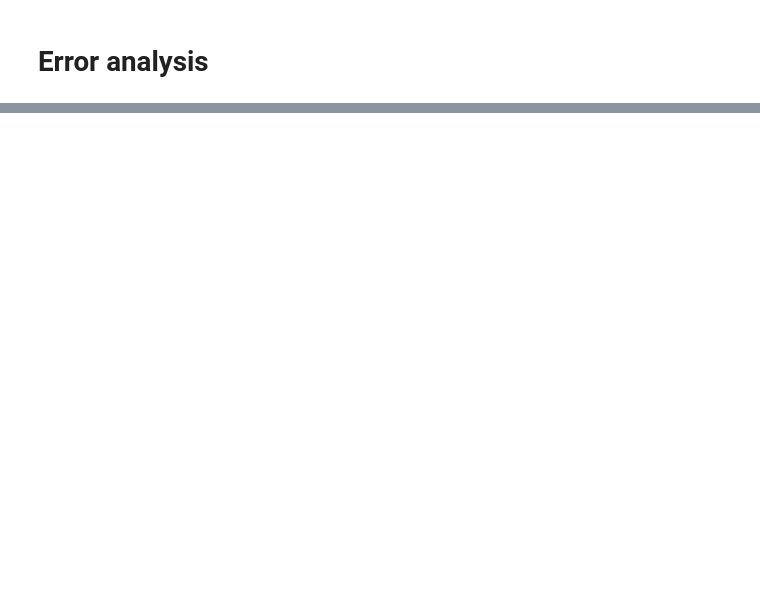
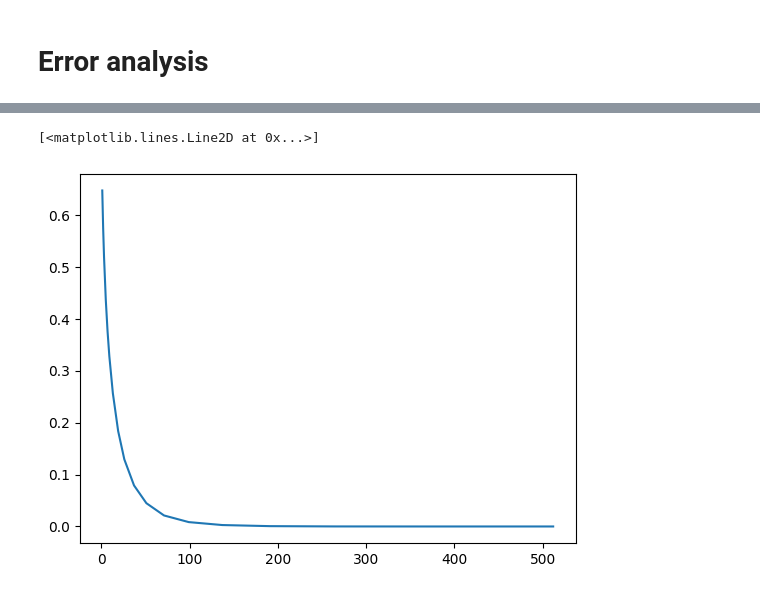
Before and after one commit to tornikeo/cosine-similarity, a Jupyter notebook: error_analysis.ipynb, the cells around one changed output, grey strips where cells are left out. Saved outputs shown, nothing was run; the diff lists cells and outputs as text; code cells hidden in the pictures; blank space fills up the shorter version.

```diff
--- a/error_analysis.ipynb
+++ b/error_analysis.ipynb
@@ -20,6 +20,11 @@ from multiprocessing.pool import ThreadPool
 from multiprocessing import shared_memory
 import numpy as np
 import json
+import matplotlib.pyplot as plt
+import matplotlib
+
+matplotlib.rcParams.update(matplotlib.rcParamsDefault)
+matplotlib.rcParams['font.size'] = 15
 # %%
 ## Define constants
 tolerance: float = 0.1
@@ -123,5 +112,0 @@ Summary:
-# %%
-from cudams.processor import CudaCosineGreedy
-
-ccg = CudaCosineGreedy(config=CONFIG, kernel=kernel)
-ccg(references=references, queries=queries)
@@ -278,0 +163,17 @@ for score in scores:
+# %%
+from cudams.processor import CudaCosineGreedy
+
+output_dir = mkdir(Path(f'data/experiments/{experiment_hash}'))
+(output_dir / 'config.json').write_text(config_str)
+print(output_dir)
+
+cures = []
+for MATCH_LIMIT in np.logspace(0, 9, 20, base=2, dtype='int'):
+    MATCH_LIMIT = int(MATCH_LIMIT)
+    kernel = compile(tolerance=tolerance, shift=shift,
+                    mz_power=mz_power, int_power=int_power,
+                    match_limit=MATCH_LIMIT, batch_size=BATCH_SIZE)
+    ccg = CudaCosineGreedy(config=CONFIG,
+                           kernel=kernel,
+                           output_dir=mkdir(output_dir/'gpu'/str(MATCH_LIMIT), clean=True))
+    cures.append([MATCH_LIMIT, ccg(references=references, queries=queries)])
@@ -285,0 +207,7 @@ cl.mean()
+# %%
+x = []
+y = []
+for ml, res in tqdm(cures):
+    s,ov = res.to_full_matrix()
+    x.append(ml)
+    y.append(ov.mean())
@@ -285,0 +259,5 @@ cl.mean()
+# %%
+plt.plot(x,y)
+# %% [output]
+[<matplotlib.lines.Line2D at 0x...>]
+[figure, added]
```
Also changed, not shown: parts of 16 cells of this notebook, 2 other files.
